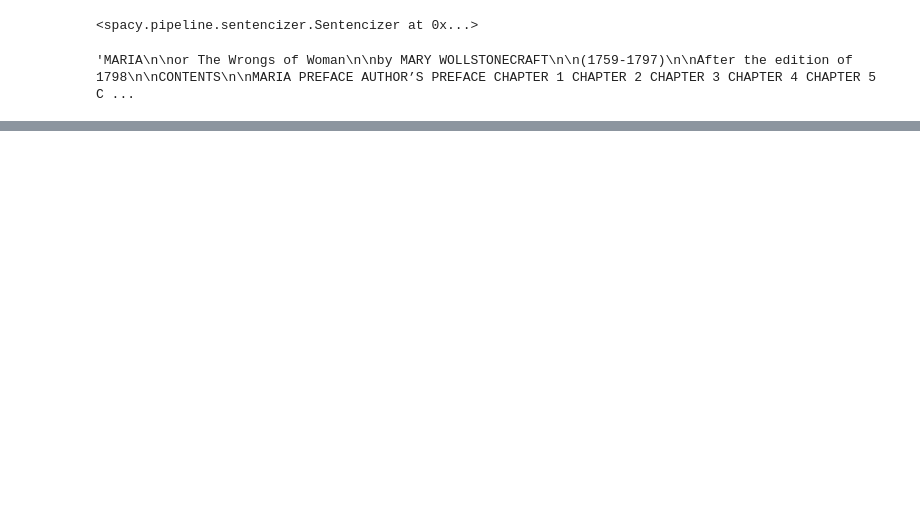
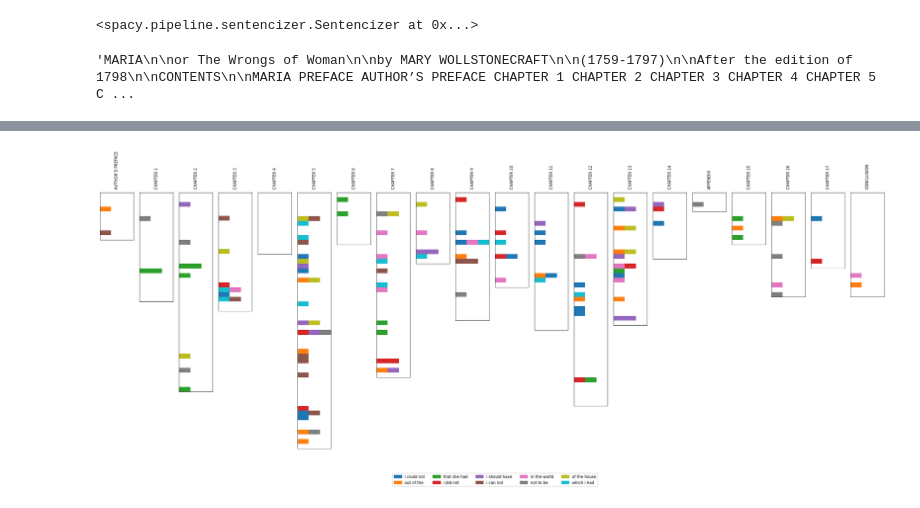
Before and after one commit to jruedas1/digital-humanities-literary-analysis, a Jupyter notebook: notebooks/exploratory-notebook-5-ngrams.ipynb, the cells around one changed output, grey strips where cells are left out. Drawn from its saved outputs; the diff is of its cells as text; code cells hidden in the pictures; blank space fills up the shorter version.

Commit message:
add ngrams

```diff
--- a/notebooks/exploratory-notebook-5-ngrams.ipynb
+++ b/notebooks/exploratory-notebook-5-ngrams.ipynb
@@ -46,28 +52,43 @@ class TrigramCorpus:
     trigram_index: dict[tuple[str, ...], set[int]]
     # paragraph id -> set of trigrams it contains
     paragraph_trigrams: dict[int, set[tuple[str, ...]]]
-
+    # trigram -> total occurrence count across the whole text (repeats within
+    # a paragraph count multiple times, unlike trigram_index)
+    trigram_counts: Counter
 
 def build_trigram_corpus(paragraphs: list[str], n: int = 3) -> TrigramCorpus:
     trigram_index: dict[tuple[str, ...], set[int]] = defaultdict(set)
     paragraph_trigrams: dict[int, set[tuple[str, ...]]] = {}
+    trigram_counts: Counter = Counter()
 
     for pid, para in enumerate(paragraphs):
         sents = paragraph_to_sentences(para)
         para_grams: set[tuple[str, ...]] = set()
         for sent in sents:
-            para_grams.update(ngrams(sent, n))
+            sent_grams = ngrams(sent, n)
+            trigram_counts.update(sent_grams)  # total occurrences, incl. within-paragraph repeats
+            para_grams.update(sent_grams)
         paragraph_trigrams[pid] = para_grams
         for g in para_grams:
             trigram_index[g].add(pid)
 
-    return TrigramCorpus(paragraphs, dict(trigram_index), paragraph_trigrams)
+    return TrigramCorpus(paragraphs, dict(trigram_index), paragraph_trigrams, trigram_counts)
+
 
 
 def frequent_trigrams(corpus: TrigramCorpus, min_paragraphs: int = 2):
     """Trigrams appearing in at least `min_paragraphs` distinct paragraphs."""
     return {g: pids for g, pids in corpus.trigram_index.items()
             if len(pids) >= min_paragraphs}
+
+def top_trigrams_by_count(corpus: TrigramCorpus, n: int = 20, min_count: int = 1, offset: int = 0):
+    """Trigrams sorted by total occurrence count (descending), the way you'd
+    normally think of 'word frequency' -- not paragraph spread. Ties broken
+    alphabetically for stable, reproducible output. `offset` lets you grab a
+    later slice of the ranking, e.g. offset=10, n=10 for ranks 11-20."""
+    items = [(g, c) for g, c in corpus.trigram_counts.items() if c >= min_count]
+    items.sort(key=lambda gc: (-gc[1], gc[0]))
+    return items[offset:offset + n]
 
 
 def mine_cooccurring_trigram_sets(
@@ -162,3 +280,5 @@ maria = clean_gutenberg_text('../corpuses/wollstonecraft-corpus/maria.txt')
+# %%
+maria_contents = split_by_contents(maria)
 # %%
 def unwrap_gutenberg_paragraphs(text):
     """
@@ -214 +334,4 @@ freq
  ...}
+# %%
+for gram, count in top_trigrams_by_count(corpus, n=100):
+    print(count, gram)
@@ -214,0 +356,3 @@ freq
+# %%
+maria_chapters_df = pd.DataFrame.from_dict(maria_contents, orient='index', columns=['content'])
+maria_chapters_df = maria_chapters_df.drop(['MARIA', 'PREFACE'])
@@ -214,0 +543,7 @@ freq
+# %%
+chapter_paragraphs = build_chapter_paragraphs(maria_chapters_df)  # uses 'content' column by default
+top10 = top_trigrams_across_chapters(chapter_paragraphs, n=10)
+fig = plot_trigram_pattern_grid(chapter_paragraphs, top10)
+fig.savefig("trigram_grid.png", dpi=200, bbox_inches="tight")
+# %% [output]
+[figure, added]
```
Also changed, not shown: parts of 37 cells of this notebook, 25 other files.
